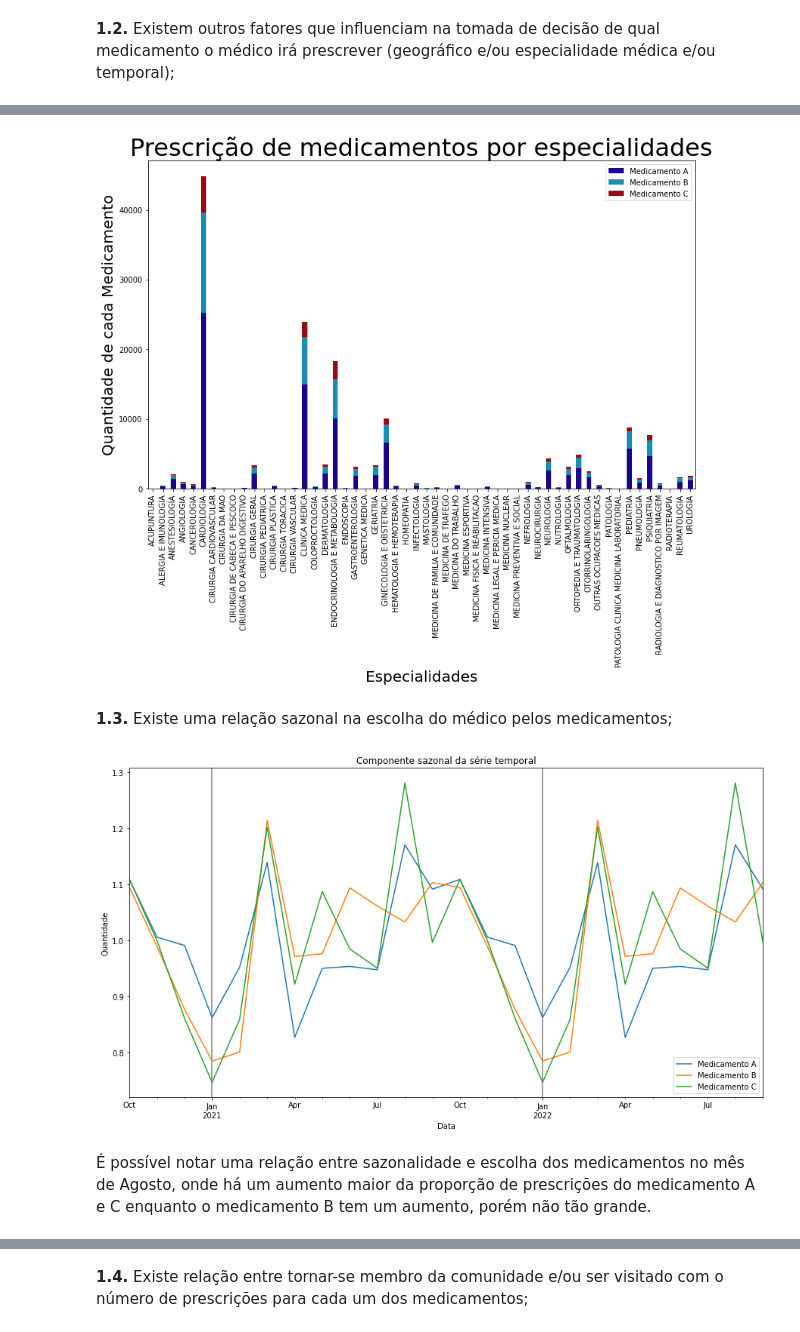
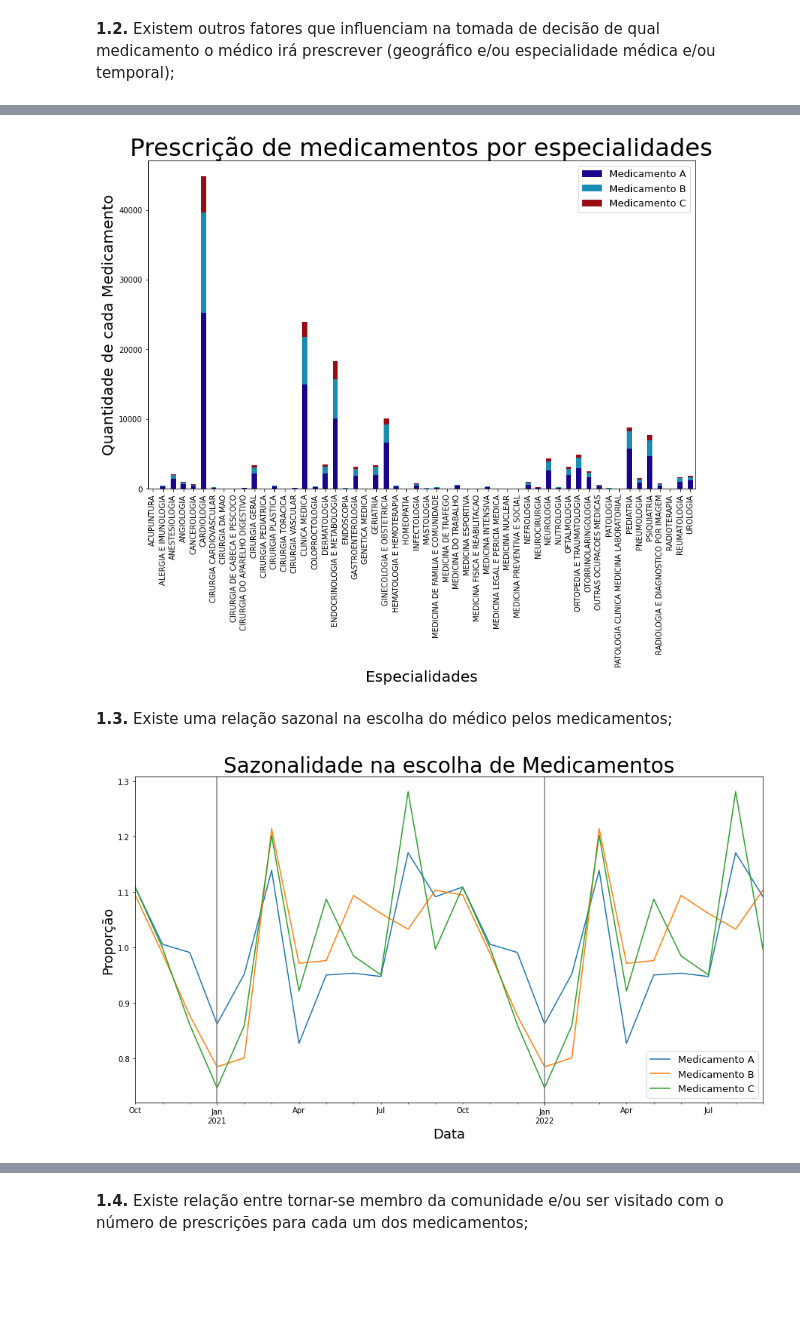
Before and after one commit to Juniorffonseca/processo_seletivo, a Jupyter notebook: teste_processo_seletivo.ipynb, the cells around one changed output, grey strips where cells are left out. Saved outputs shown, nothing was run; the diff lists cells and outputs as text; code cells hidden in the pictures; blank space fills up the shorter version.

```diff
--- a/teste_processo_seletivo.ipynb
+++ b/teste_processo_seletivo.ipynb
@@ -135,47 +135,45 @@ prescricoes_4.plot(kind = 'bar', stacked = 1, figsize = (13, 8), alpha = 1, colo
 plt.title('Prescrição de medicamentos por especialidades', size = 32) # Definindo o título e o tamanho do mesmo.
 plt.xlabel('Especialidades', size = 20) # Tamanho e label do eixo x.
 plt.ylabel('Quantidade de cada Medicamento', size = 20) # Tamanho e label do eixo y.
-plt.legend(['Medicamento A', 'Medicamento B', 'Medicamento C'])
+plt.legend(['Medicamento A', 'Medicamento B', 'Medicamento C'], prop={'size': 13})
 plt.show() # Plotagem
 # %% [output]
-[figure, old version]
+[figure, new version]
 # %% [markdown]
 **1.3.** Existe uma relação sazonal na escolha do médico pelos medicamentos;
 # %%
 # Carregando csv em uma variável
 prescricoes_5 = pd.read_csv('prescricoes.csv', sep = ';', encoding='latin-1')
 
 # Importar biblioteca statsmodels
 from statsmodels.tsa.seasonal import seasonal_decompose
 
 #lista_0 = []
 
 prescricoes_5['Mes_prescricao'] = pd.to_datetime(prescricoes_5['Mes_prescricao'], format='%Y%m')
 prescricoes_5_a = prescricoes_5[prescricoes_5['Medicamento_prescrito'] == 'MEDICAMENTO A']
 prescricoes_5_b = prescricoes_5[prescricoes_5['Medicamento_prescrito'] == 'MEDICAMENTO B']
 prescricoes_5_c = prescricoes_5[prescricoes_5['Medicamento_prescrito'] == 'MEDICAMENTO C']
 
 prescricoes_5_a = prescricoes_5_a.groupby(pd.Grouper(key = 'Mes_prescricao', freq='M'))['Medicamento_prescrito'].count()
 prescricoes_5_b = prescricoes_5_b.groupby(pd.Grouper(key = 'Mes_prescricao', freq='M'))['Medicamento_prescrito'].count()
 prescricoes_5_c = prescricoes_5_c.groupby(pd.Grouper(key = 'Mes_prescricao', freq='M'))['Medicamento_prescrito'].count()
 
 
 result_a = seasonal_decompose(prescricoes_5_a, model='multiplicative', period=12).seasonal
 result_b = seasonal_decompose(prescricoes_5_b, model='multiplicative', period=12).seasonal
 result_c = seasonal_decompose(prescricoes_5_c, model='multiplicative', period=12).seasonal
 ax_a = result_a.plot(figsize = (15, 8), label = 'Medicamento A')
 ax_b = result_b.plot(ax = ax_a, label = 'Medicamento B')
 ax_c = result_c.plot(ax = ax_b, label = 'Medicamento C')
 
-plt.title('Componente sazonal da série temporal')
+plt.title('Sazonalidade na escolha de Medicamentos', size = 28)
 
-plt.xlabel('Data')
-plt.ylabel('Quantidade')
+plt.xlabel('Data', size = 18)
+plt.ylabel('Proporção', size = 18)
 plt.axvline(x = '2021-01-31',  color = 'gray')
 plt.axvline(x = '2022-01-31',  color = 'gray')
-plt.legend(loc = 'best')
+plt.legend(loc = 'best', prop={'size': 13})
 plt.show()
 # %% [output]
-[figure, old version]
+[figure, new version]
-# %% [markdown]
-É possível notar uma relação entre sazonalidade e escolha dos medicamentos no mês de Agosto, onde há um aumento maior da proporção de prescrições do medicamento A e C enquanto o medicamento B tem um aumento, porém não tão grande.
```
Also changed, not shown: parts of 4 cells of this notebook.
